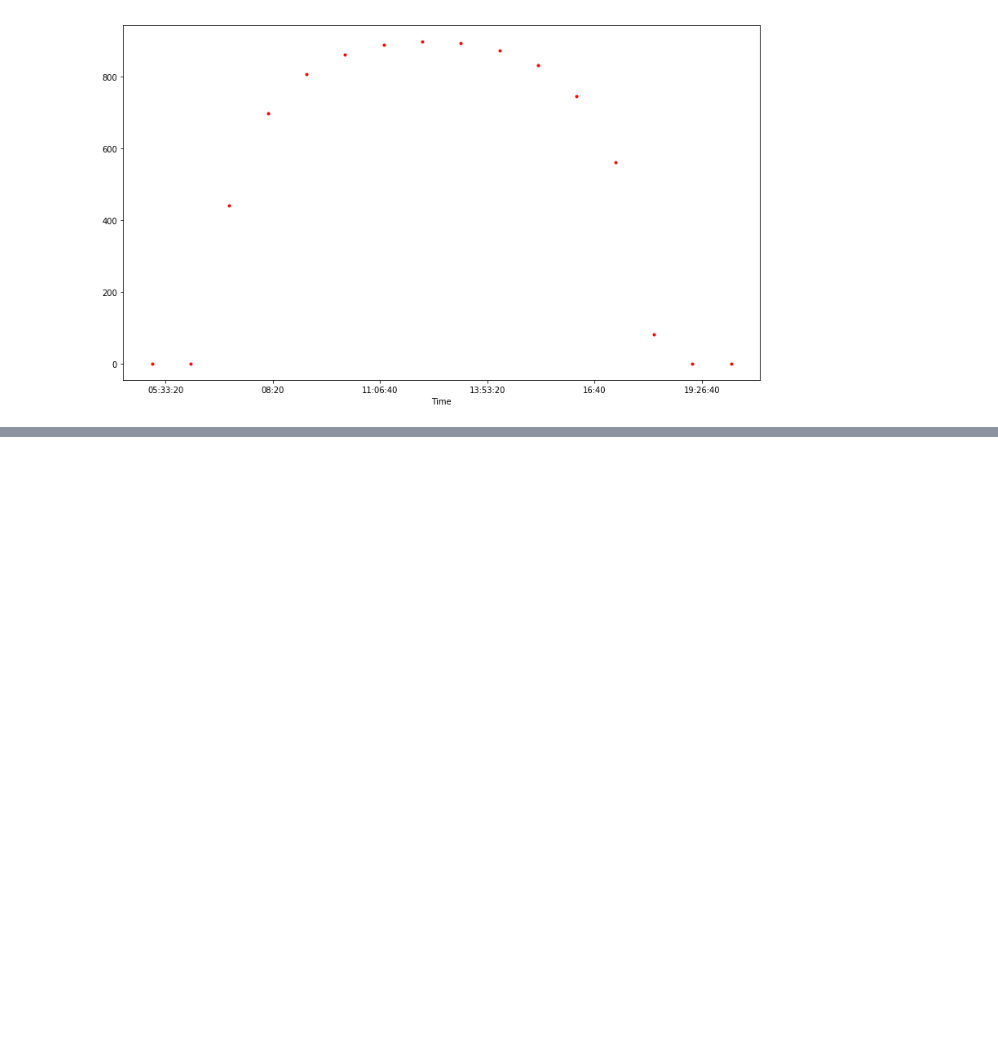
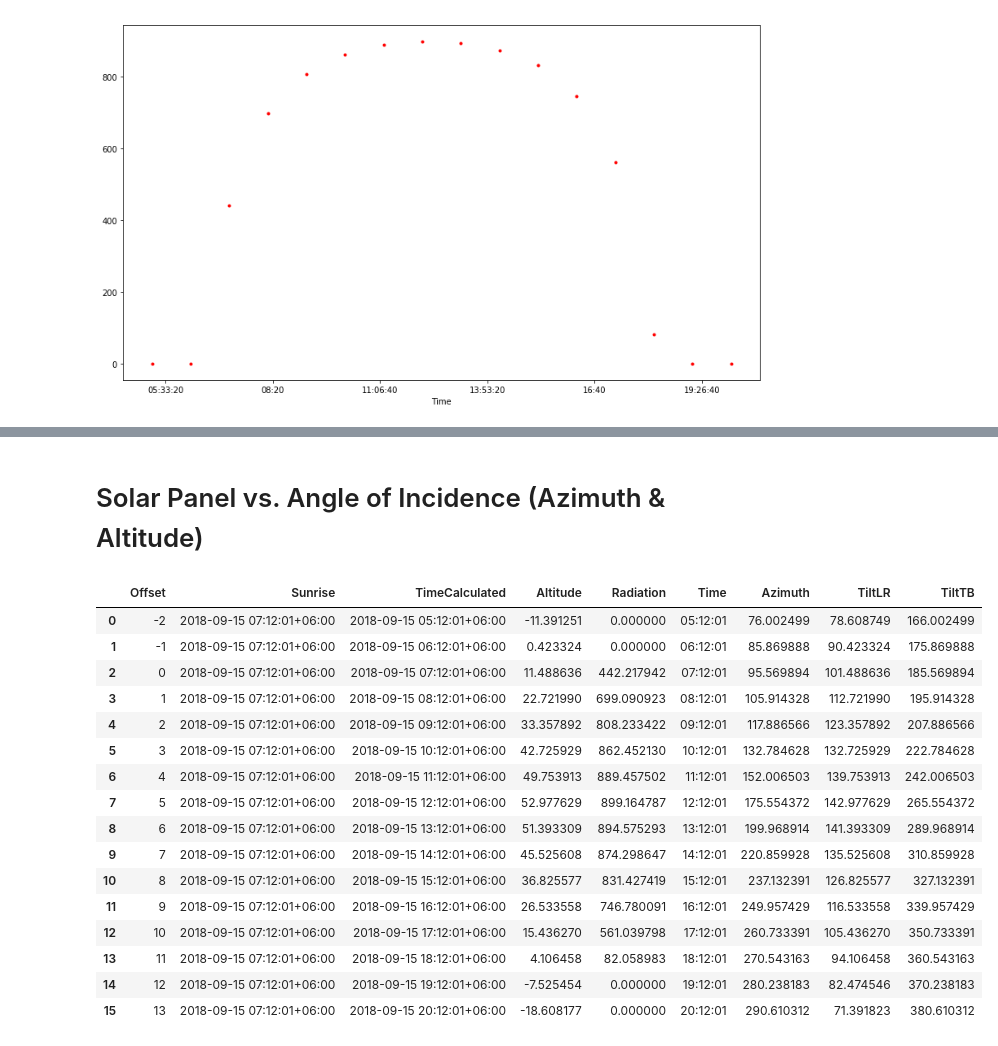
Before and after one commit to JIVJGFJZKF/get_measures_shadow, a Jupyter notebook: getShady.ipynb, the cells around one changed output, grey strips where cells are left out. Cells and saved outputs as stored; diff of their text form; code cells hidden in the pictures; blank space fills up the shorter version.

Commit message:
Added solar panel tilt angles.

```diff
--- a/getShady.ipynb
+++ b/getShady.ipynb
@@ -209,0 +217,25 @@ dfSunMeasures.plot(x='Time',y='Radiation',c='Red',style='.',figsize=(14,8),legen
+# %% [markdown]
+# Solar Panel vs. Angle of Incidence (Azimuth & Altitude)
+# %%
+dfSunMeasures['Azimuth'] = dfSunMeasures['TimeCalculated'].apply(lambda x: get_azimuth(locLat,locLon,x))
+dfSunMeasures['TiltLR'] = dfSunMeasures['Altitude']+90
+dfSunMeasures['TiltTB'] = dfSunMeasures['Azimuth']+90
+dfSunMeasures
+# %% [output]
+|  | Offset | Sunrise | TimeCalculated | Altitude | Radiation | Time | Azimuth | TiltLR | TiltTB |
+| 0 | -2 | 2018-09-15 07:12:01+06:00 | 2018-09-15 05:12:01+06:00 | -11.391251 | 0.000000 | 05:12:01 | 76.002499 | 78.608749 | 166.002499 |
+| 1 | -1 | 2018-09-15 07:12:01+06:00 | 2018-09-15 06:12:01+06:00 | 0.423324 | 0.000000 | 06:12:01 | 85.869888 | 90.423324 | 175.869888 |
+| 2 | 0 | 2018-09-15 07:12:01+06:00 | 2018-09-15 07:12:01+06:00 | 11.488636 | 442.217942 | 07:12:01 | 95.569894 | 101.488636 | 185.569894 |
+| 3 | 1 | 2018-09-15 07:12:01+06:00 | 2018-09-15 08:12:01+06:00 | 22.721990 | 699.090923 | 08:12:01 | 105.914328 | 112.721990 | 195.914328 |
+| 4 | 2 | 2018-09-15 07:12:01+06:00 | 2018-09-15 09:12:01+06:00 | 33.357892 | 808.233422 | 09:12:01 | 117.886566 | 123.357892 | 207.886566 |
+| 5 | 3 | 2018-09-15 07:12:01+06:00 | 2018-09-15 10:12:01+06:00 | 42.725929 | 862.452130 | 10:12:01 | 132.784628 | 132.725929 | 222.784628 |
+| 6 | 4 | 2018-09-15 07:12:01+06:00 | 2018-09-15 11:12:01+06:00 | 49.753913 | 889.457502 | 11:12:01 | 152.006503 | 139.753913 | 242.006503 |
+| 7 | 5 | 2018-09-15 07:12:01+06:00 | 2018-09-15 12:12:01+06:00 | 52.977629 | 899.164787 | 12:12:01 | 175.554372 | 142.977629 | 265.554372 |
+| 8 | 6 | 2018-09-15 07:12:01+06:00 | 2018-09-15 13:12:01+06:00 | 51.393309 | 894.575293 | 13:12:01 | 199.968914 | 141.393309 | 289.968914 |
+| 9 | 7 | 2018-09-15 07:12:01+06:00 | 2018-09-15 14:12:01+06:00 | 45.525608 | 874.298647 | 14:12:01 | 220.859928 | 135.525608 | 310.859928 |
+| 10 | 8 | 2018-09-15 07:12:01+06:00 | 2018-09-15 15:12:01+06:00 | 36.825577 | 831.427419 | 15:12:01 | 237.132391 | 126.825577 | 327.132391 |
+| 11 | 9 | 2018-09-15 07:12:01+06:00 | 2018-09-15 16:12:01+06:00 | 26.533558 | 746.780091 | 16:12:01 | 249.957429 | 116.533558 | 339.957429 |
+| 12 | 10 | 2018-09-15 07:12:01+06:00 | 2018-09-15 17:12:01+06:00 | 15.436270 | 561.039798 | 17:12:01 | 260.733391 | 105.436270 | 350.733391 |
+| 13 | 11 | 2018-09-15 07:12:01+06:00 | 2018-09-15 18:12:01+06:00 | 4.106458 | 82.058983 | 18:12:01 | 270.543163 | 94.106458 | 360.543163 |
+| 14 | 12 | 2018-09-15 07:12:01+06:00 | 2018-09-15 19:12:01+06:00 | -7.525454 | 0.000000 | 19:12:01 | 280.238183 | 82.474546 | 370.238183 |
+| 15 | 13 | 2018-09-15 07:12:01+06:00 | 2018-09-15 20:12:01+06:00 | -18.608177 | 0.000000 | 20:12:01 | 290.610312 | 71.391823 | 380.610312 |
```
Also changed, not shown: parts of 6 cells of this notebook.
